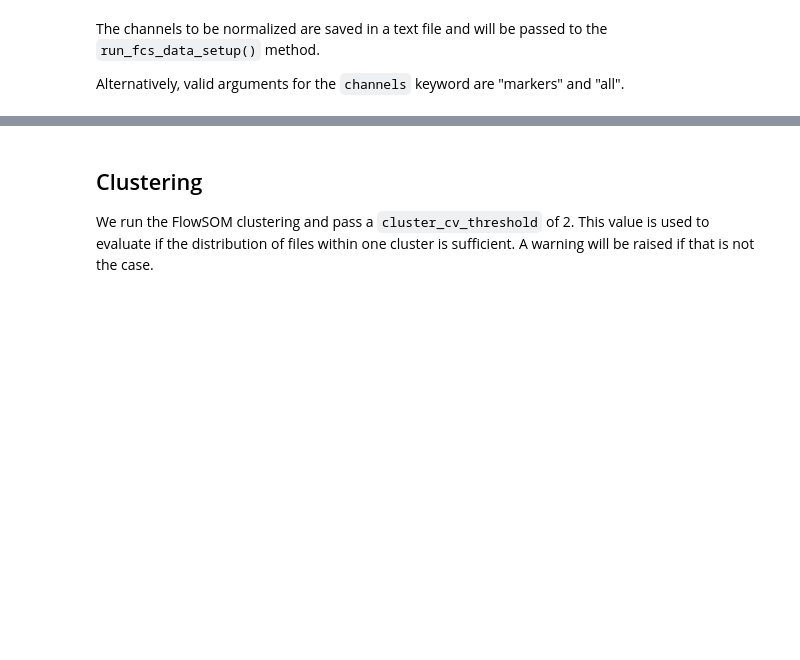
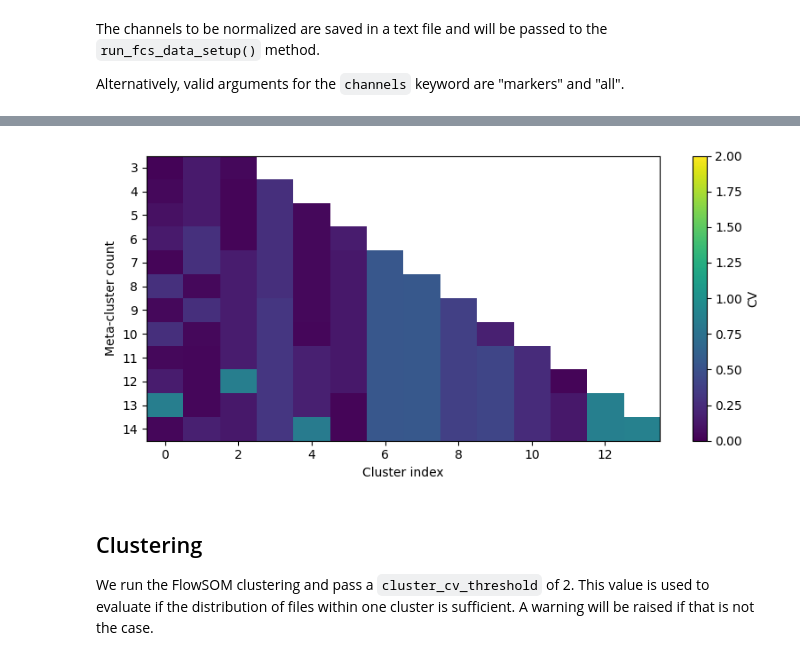
Before and after one commit to TarikExner/CytoNormPy, a Jupyter notebook: cytonormpy/vignettes/cytonormpy_fcs.ipynb, the cells around one changed output, grey strips where cells are left out. Saved outputs shown, nothing was run; the diff lists cells and outputs as text; code cells hidden in the pictures; blank space fills up the shorter version.

```diff
--- a/cytonormpy/vignettes/cytonormpy_fcs.ipynb
+++ b/cytonormpy/vignettes/cytonormpy_fcs.ipynb
@@ -58,3 +66,10 @@ cn.run_fcs_data_setup(
+# %%
+markers_for_clustering = coding_detectors[4:15]
+
+cn.calculate_cluster_cvs(n_metaclusters = list(range(3,15)), markers = markers_for_clustering)
+cnp.pl.cv_heatmap(cn, n_metaclusters = list(range(3,15)), max_cv = 2)
+# %% [output]
+[figure, added]
 # %% [markdown]
 ## Clustering
 
```
Also changed, not shown: parts of 3 cells of this notebook, 17 other files.
